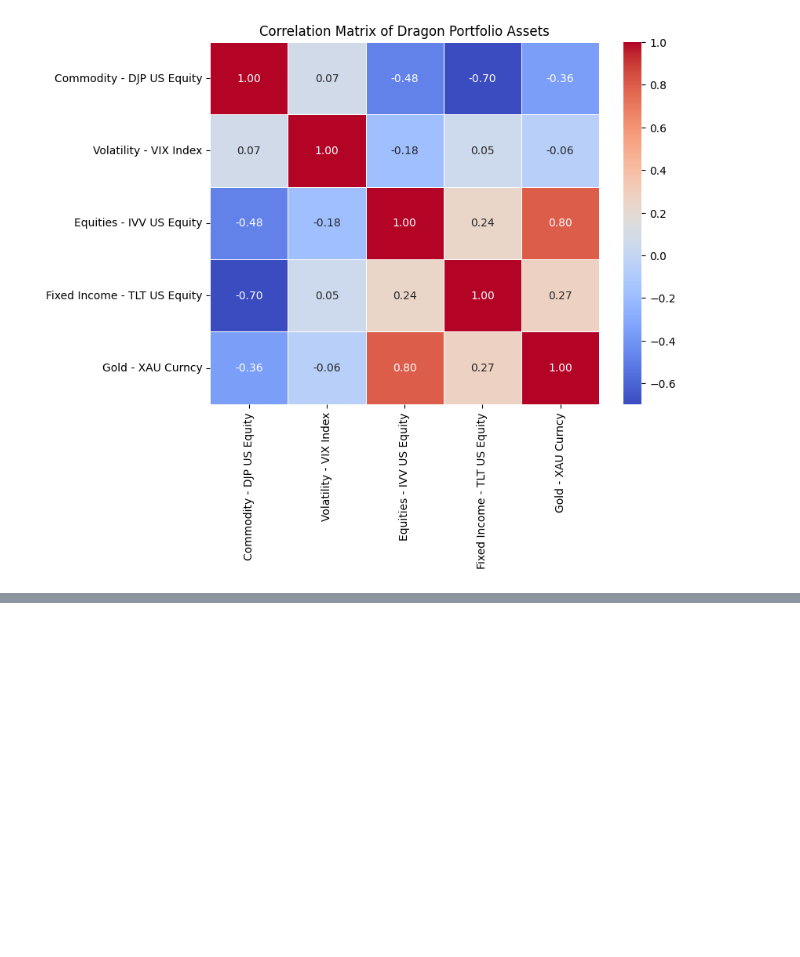
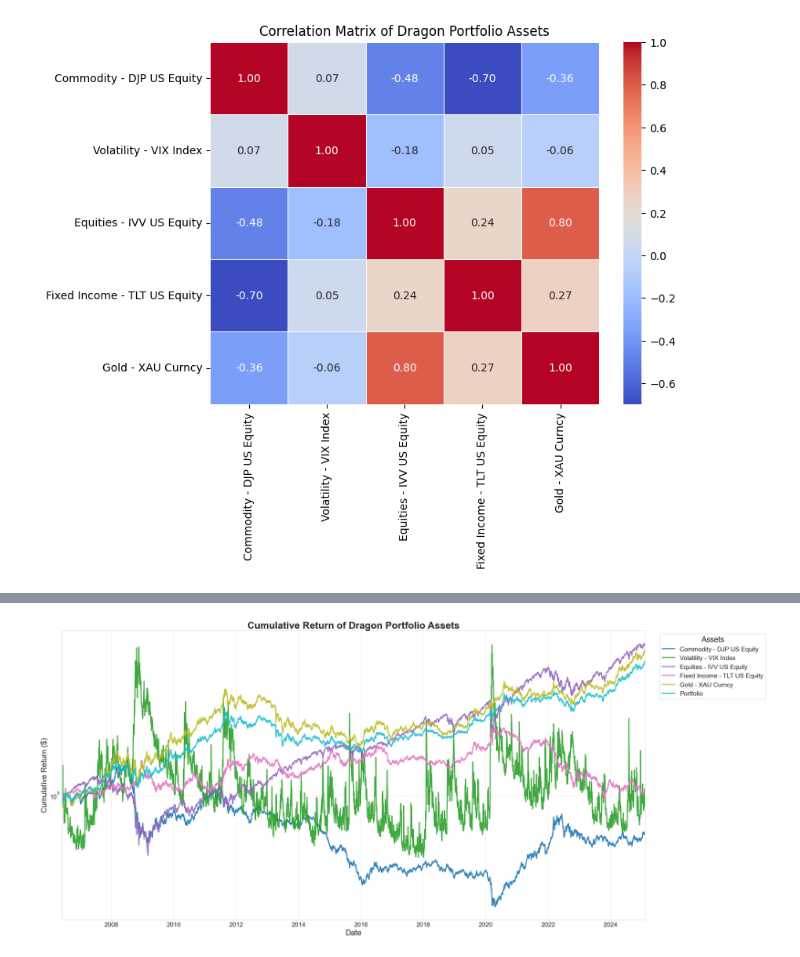
Before and after one commit to tommattoo/Dragon-Portfolio, a Jupyter notebook: dragon-portfolio.ipynb, the cells around one changed output, grey strips where cells are left out. Cells and saved outputs as stored; diff of their text form; code cells hidden in the pictures; blank space fills up the shorter version.

```diff
--- a/dragon-portfolio.ipynb
+++ b/dragon-portfolio.ipynb
@@ -126,0 +113,8 @@ dtype: float64
+# %%
+#create a new column called 'Portfolio' which is the weighted sum of the Commodity - DJP US Equity: 18%	Volatility - VIX Index: 21%	Equities - IVV US Equity: 24%	Fixed Income - TLT US Equity: 18%	Gold - XAU Curncy: 19% columns in the dataframe
+weights = [0.18, 0.21, 0.24, 0.18, 0.19]
+
+dragon_portfolio['Portfolio'] = (dragon_portfolio['Commodity - DJP US Equity'] * weights[0]) + (dragon_portfolio['Volatility - VIX Index'] * weights[1]) + (dragon_portfolio['Equities - IVV US Equity'] * weights[2]) + (dragon_portfolio['Fixed Income - TLT US Equity'] * weights[3]) + (dragon_portfolio['Gold - XAU Curncy'] * weights[4])
+# %%
+#create a percentage return df from the dragon_portfolio df
+percentage_return_df = dragon_portfolio.pct_change()
@@ -126,0 +131,39 @@ dtype: float64
+# %%
+import matplotlib.pyplot as plt
+import seaborn as sns
+
+# Set Seaborn style for better aesthetics
+sns.set_style("whitegrid")
+
+# Maximize figure size
+fig, ax = plt.subplots(figsize=(30, 15))  # Wider and taller figure
+
+# Compute cumulative returns starting from $1
+cumulative_returns = (1 * (1 + percentage_return_df).cumprod())
+
+# Plot with better distinction
+cumulative_returns.plot(ax=ax, linewidth=3, cmap="tab10", alpha=0.9)
+
+# Add title and labels with improved font sizes
+ax.set_title("Cumulative Return of Dragon Portfolio Assets", fontsize=28, fontweight='bold')
+ax.set_ylabel("Cumulative Return ($)", fontsize=22)
+ax.set_xlabel("Date", fontsize=22)
+
+# Log scale for better visualization
+ax.set_yscale("log")
+
+# Increase tick sizes for better readability
+ax.tick_params(axis="both", labelsize=18)
+
+# Add a legend outside the plot
+ax.legend(
+    title="Assets", bbox_to_anchor=(1.02, 1), loc="upper left", fontsize=18, title_fontsize=22
+)
+
+# Add a grid for readability
+ax.grid(True, linestyle="--", alpha=0.7)
+
+# Show the plot
+plt.show()
+# %% [output]
+[figure, added]
```
Also changed, not shown: parts of 3 cells of this notebook.
